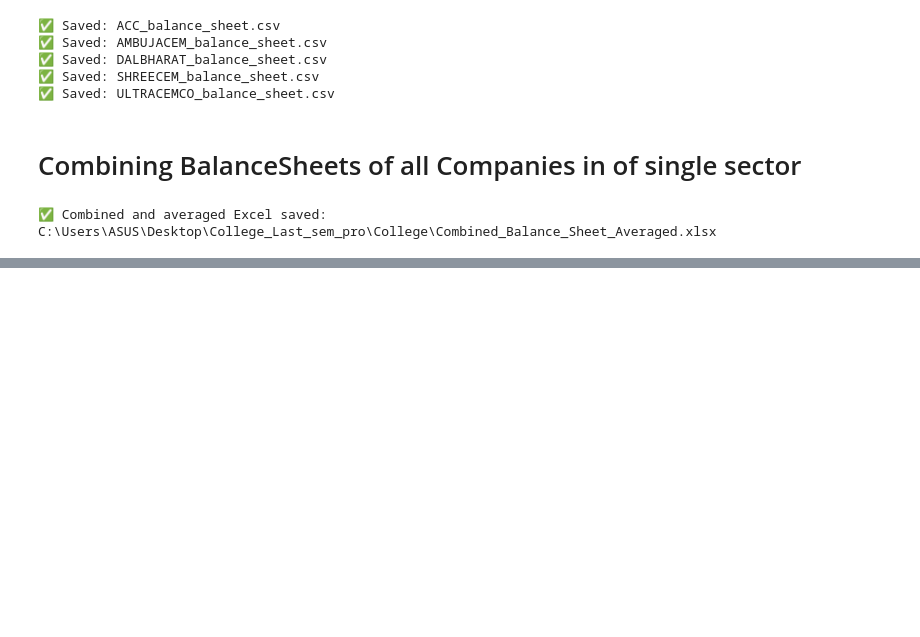
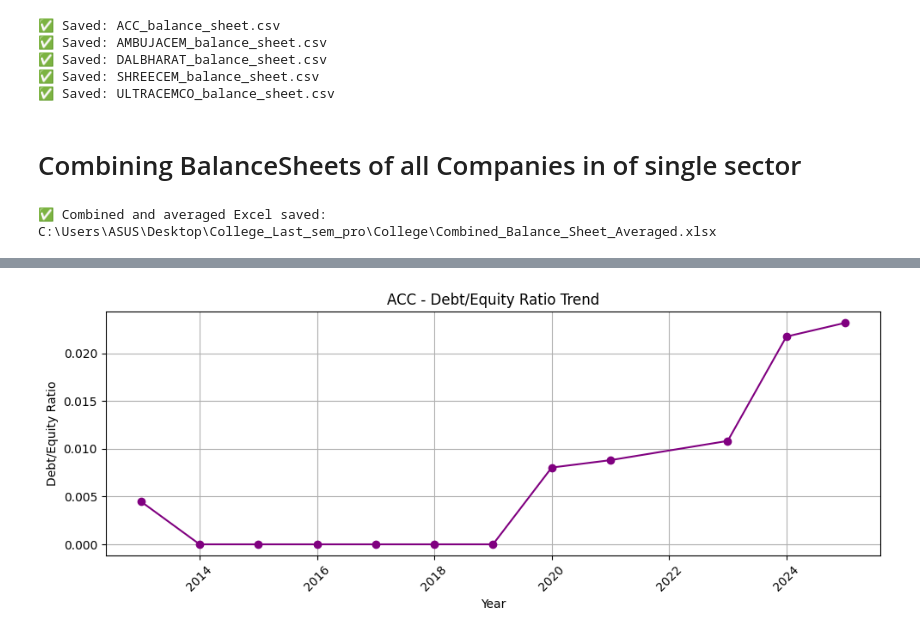
Before and after one commit to karankrish/Riskify, a Jupyter notebook: notebooks/Preprocessing/DynamicCode.ipynb, the cells around one changed output, grey strips where cells are left out. Drawn from its saved outputs; the diff is of its cells as text; code cells hidden in the pictures; blank space fills up the shorter version.

```diff
--- a/notebooks/Preprocessing/DynamicCode.ipynb
+++ b/notebooks/Preprocessing/DynamicCode.ipynb
@@ -190,0 +669,95 @@ if __name__ == "__main__":
+# %%
+
+
+# ----------------------🔧 Function Definitions ----------------------
+
+def process_debt_equity_data(df, year_cols, companies=None):
+    """
+    Process balance sheet data to compute Debt-Equity Ratio for each company-year.
+
+    Returns:
+    - A pivoted DataFrame with Total_Debt, Shareholders_Equity, and Debt_Equity_Ratio
+    """
+    relevant_metrics = ['Borrowings', 'Equity Capital', 'Reserves']
+    df_filtered = df[df['Financial_Metric'].isin(relevant_metrics)].copy()
+    df_filtered = df_filtered[~df_filtered['Company'].str.contains('Average|Median', case=False, na=False)]
+
+    if companies:
+        df_filtered = df_filtered[df_filtered['Company'].isin(companies)]
+
+    df_filtered[year_cols] = df_filtered[year_cols].apply(pd.to_numeric, errors='coerce')
+
+    melted = df_filtered.melt(
+        id_vars=['Company', 'Financial_Metric'],
+        value_vars=year_cols,
+        var_name='Year',
+        value_name='Value'
+    )
+    melted['Year'] = melted['Year'].astype(int)
+
+    pivot_df = melted.pivot_table(
+        index=['Company', 'Year'],
+        columns='Financial_Metric',
+        values='Value'
+    ).reset_index()
+
+    pivot_df.rename(columns={
+        'Borrowings': 'Total_Debt',
+        'Equity Capital': 'Equity_Capital',
+        'Reserves': 'Reserves'
+    }, inplace=True)
+
+    pivot_df['Shareholders_Equity'] = pivot_df['Equity_Capital'] + pivot_df['Reserves']
+    pivot_df['Debt_Equity_Ratio'] = pivot_df['Total_Debt'] / pivot_df['Shareholders_Equity']
+
+    return pivot_df
+
+def plot_debt_equity_trend(pivot_df, companies=None, save_dir=None, show=True):
+    """
+    Plot Debt/Equity Ratio trend for each company.
+    """
+    unique_companies = pivot_df['Company'].unique()
+
+    for company in unique_companies:
+        if companies and company not in companies:
+            continue
+
+        company_df = pivot_df[pivot_df['Company'] == company]
+
+        plt.figure(figsize=(10, 4))
+        plt.plot(company_df['Year'], company_df['Debt_Equity_Ratio'], marker='o', color='purple')
+        plt.title(f"{company.replace('_Balance_Sheet', '')} - Debt/Equity Ratio Trend")
+        plt.xlabel("Year")
+        plt.ylabel("Debt/Equity Ratio")
+        plt.xticks(rotation=45)
+        plt.grid(True)
+        plt.tight_layout()
+
+        if save_dir:
+            os.makedirs(save_dir, exist_ok=True)
+            filename = os.path.join(save_dir, f"{company}_DebtEquityTrend.png")
+            plt.savefig(filename)
+        if show:
+            plt.show()
+        else:
+            plt.close()
+
+# ----------------------🚀 Example Usage ----------------------
+
+# Step 1: Load the Excel file
+file_path = r"C:\Users\ASUS\Desktop\College_Last_sem_pro\git\Riskify\Data\processed\Combined_Balance_With_Average_Median_Yearwise.xlsx"
+df = pd.read_excel(file_path)
+
+# Step 2: Detect year columns
+year_cols = [col for col in df.columns if str(col).isdigit()]
+
+# Step 3: Process for Debt-Equity computation
+de_df = process_debt_equity_data(df, year_cols, companies=None)
+
+# Step 4: Plot the Debt-Equity trend
+plot_debt_equity_trend(de_df, companies=None, save_dir=None, show=True)
+
+# Optional: Export to Excel
+# de_df.to_excel("Debt_Equity_Ratios.xlsx", index=False)
+# %% [output]
+[figure, added]
```
Also changed, not shown: parts of 25 cells of this notebook.
